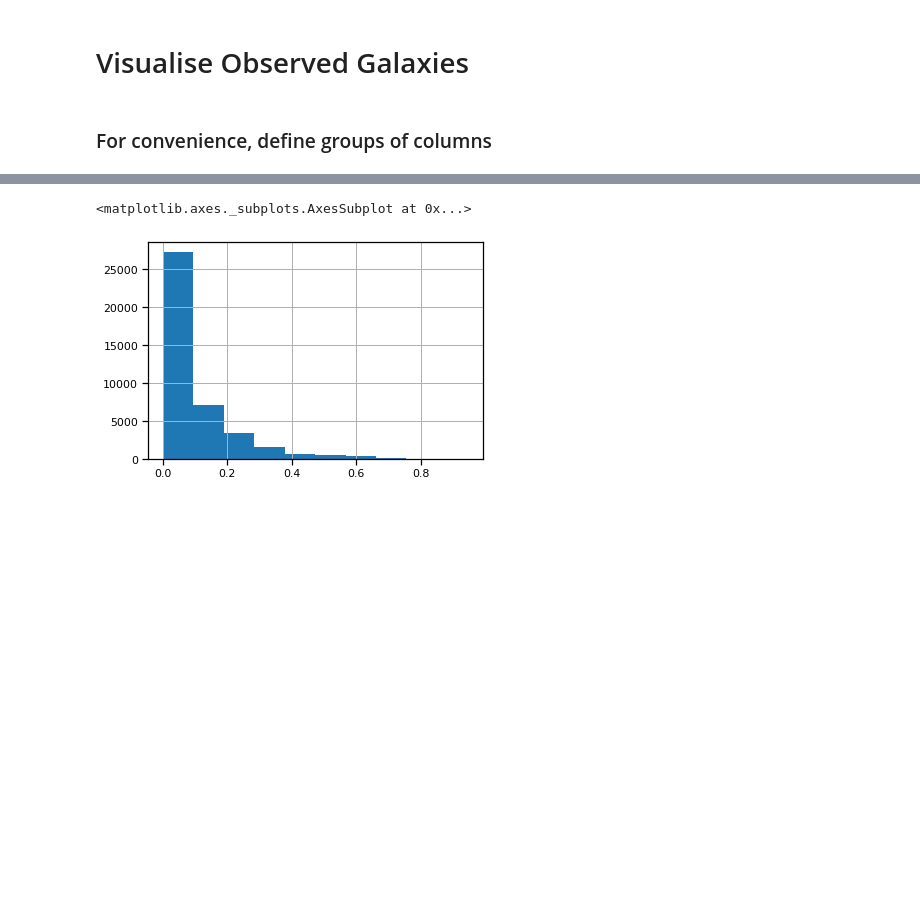
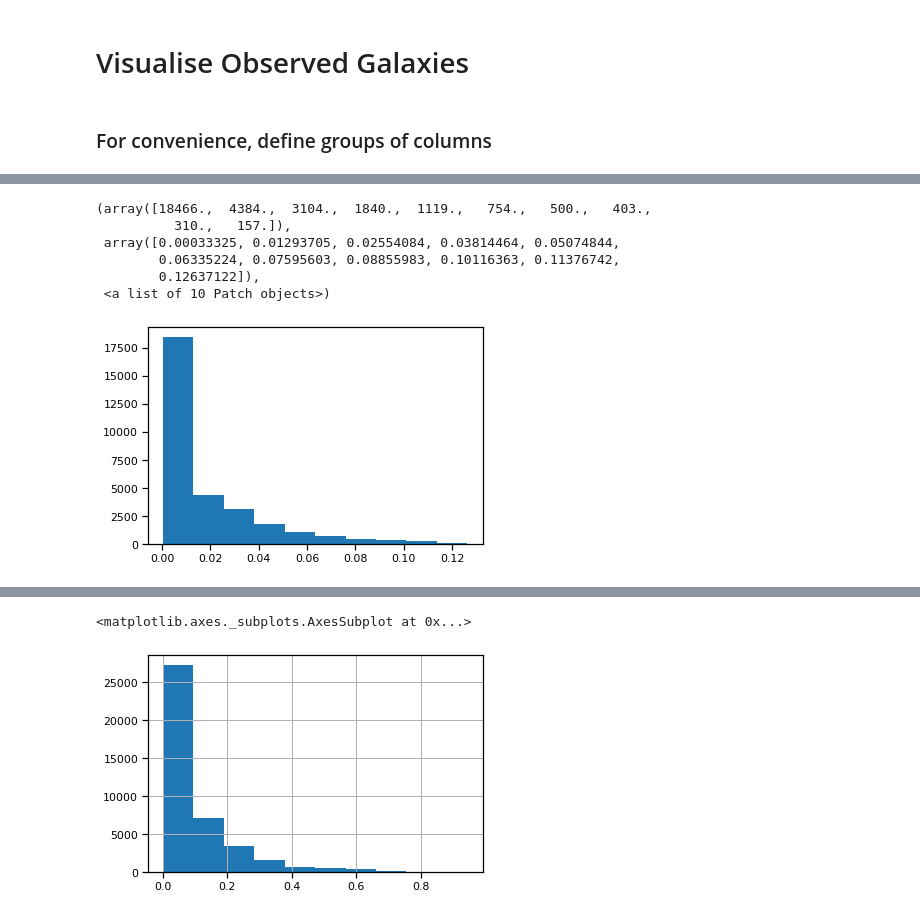
Before and after one commit to mwalmsley/agnfinder, a Jupyter notebook: notebooks/data_exploration/known_sample_exploration.ipynb, the cells around one changed output, grey strips where cells are left out. Cells and saved outputs as stored; diff of their text form; code cells hidden in the pictures; blank space fills up the shorter version.

```diff
--- a/notebooks/data_exploration/known_sample_exploration.ipynb
+++ b/notebooks/data_exploration/known_sample_exploration.ipynb
@@ -246,0 +262,10 @@ df = pd.read_parquet(parquet_loc)
+# %%
+plt.hist(df.query('magerr_auto_sdss_u_dr12 < 3')['magerr_auto_sdss_u_dr12']/df.query('magerr_auto_sdss_u_dr12 < 3')['mag_auto_sdss_u_dr12'])
+# %% [output]
+(array([18466.,  4384.,  3104.,  1840.,  1119.,   754.,   500.,   403.,
+          310.,   157.]),
+ array([0.00033325, 0.01293705, 0.02554084, 0.03814464, 0.05074844,
+        0.06335224, 0.07595603, 0.08855983, 0.10116363, 0.11376742,
+        0.12637122]),
+ <a list of 10 Patch objects>)
+[figure, added]
```
Also changed, not shown: parts of 15 cells of this notebook, 17 other files.
